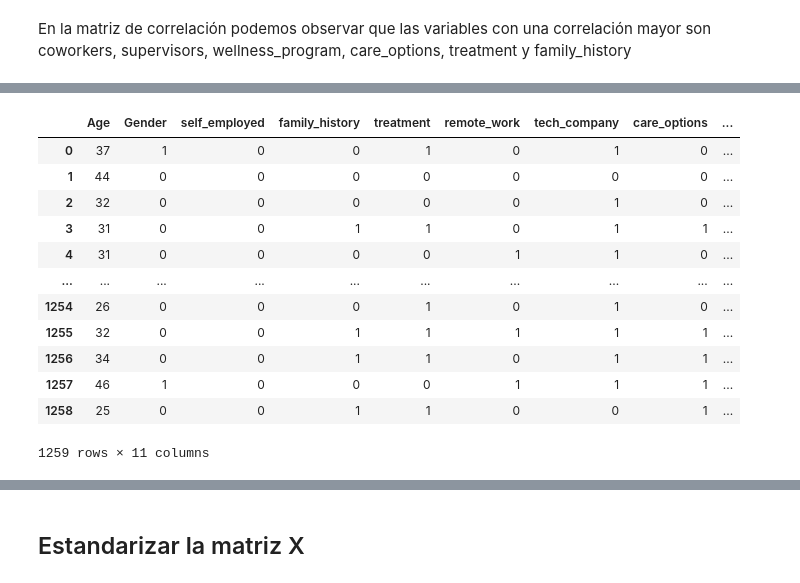
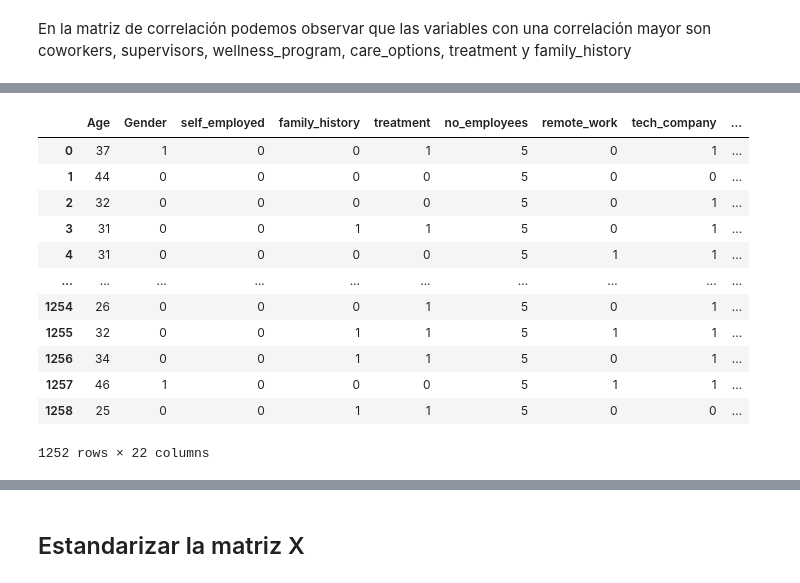
Before and after one commit to desparza13/MentalHealth_ML, a Jupyter notebook: Limpieza Dataset Mental Health - Equipo 2.ipynb, the cells around one changed output, grey strips where cells are left out. Drawn from its saved outputs; the diff is of its cells as text; code cells hidden in the pictures.

```diff
--- a/Limpieza Dataset Mental Health - Equipo 2.ipynb
+++ b/Limpieza Dataset Mental Health - Equipo 2.ipynb
@@ -182,9 +182,16 @@ obs_consequence                 0
 comments                     1095
 dtype: int64
 # %%
-#Podemos eliminar la columna de work_interfere, comentarios y el timestamp
+#Podemos eliminar la columna de country, state, work_interfere, comentarios y el timestamp
+df.drop(['Country'], axis = 1, inplace = True)
+df.drop(['state'], axis = 1, inplace = True)
 df.drop(['comments'], axis = 1, inplace = True)
 df.drop(['Timestamp'], axis = 1, inplace = True)
 df.drop(['work_interfere'], axis = 1, inplace = True)
+
+#Limpiar edades sospechosas
+df = df[df['Age'] >= 11]
+df = df[df['Age'] <= 80]
+
 df
 # %% [output]
@@ -204,7 +210,0 @@ df
-# %%
-#Podemos observar que los nulos de los estados corresponden a aquellos empleados que no son de los Estados Unidos, por lo que reemplazamos los NaN por 'Not from the US'
-df['state'].fillna('Not from the US', inplace=True)
-
-# Confirmar que ya no haya nulos en 'state'
-null_counts_state = df['state'].isnull().sum()
-print('Cantidad de nulos en state:', null_counts_state)
@@ -366,18 +349,18 @@ X_cat
 # %%
 #Vamos a eliminar de x_numerical la columna de 'wellness_program', porque será nuestra salida
-X_numerical = x_numerical.drop('wellness_program', axis = 1)
-X_numerical
+x_all = df
+x_all
 # %% [output]
-|  | Age | Gender | self_employed | family_history | treatment | remote_work | tech_company | care_options | ... |
-| 0 | 37 | 1 | 0 | 0 | 1 | 0 | 1 | 0 | ... |
-| 1 | 44 | 0 | 0 | 0 | 0 | 0 | 0 | 0 | ... |
-| 2 | 32 | 0 | 0 | 0 | 0 | 0 | 1 | 0 | ... |
-| 3 | 31 | 0 | 0 | 1 | 1 | 0 | 1 | 1 | ... |
-| 4 | 31 | 0 | 0 | 0 | 0 | 1 | 1 | 0 | ... |
+|  | Age | Gender | self_employed | family_history | treatment | no_employees | remote_work | tech_company | ... |
+| 0 | 37 | 1 | 0 | 0 | 1 | 5 | 0 | 1 | ... |
+| 1 | 44 | 0 | 0 | 0 | 0 | 5 | 0 | 0 | ... |
+| 2 | 32 | 0 | 0 | 0 | 0 | 5 | 0 | 1 | ... |
+| 3 | 31 | 0 | 0 | 1 | 1 | 5 | 0 | 1 | ... |
+| 4 | 31 | 0 | 0 | 0 | 0 | 5 | 1 | 1 | ... |
 | ... | ... | ... | ... | ... | ... | ... | ... | ... | ... |
-| 1254 | 26 | 0 | 0 | 0 | 1 | 0 | 1 | 0 | ... |
-| 1255 | 32 | 0 | 0 | 1 | 1 | 1 | 1 | 1 | ... |
-| 1256 | 34 | 0 | 0 | 1 | 1 | 0 | 1 | 1 | ... |
-| 1257 | 46 | 1 | 0 | 0 | 0 | 1 | 1 | 1 | ... |
-| 1258 | 25 | 0 | 0 | 1 | 1 | 0 | 0 | 1 | ... |
+| 1254 | 26 | 0 | 0 | 0 | 1 | 5 | 0 | 1 | ... |
+| 1255 | 32 | 0 | 0 | 1 | 1 | 5 | 1 | 1 | ... |
+| 1256 | 34 | 0 | 0 | 1 | 1 | 5 | 0 | 1 | ... |
+| 1257 | 46 | 1 | 0 | 0 | 0 | 5 | 1 | 1 | ... |
+| 1258 | 25 | 0 | 0 | 1 | 1 | 5 | 0 | 0 | ... |
-1259 rows × 11 columns
+1252 rows × 22 columns
```
Also changed, not shown: parts of 23 cells of this notebook, 4 other files.
